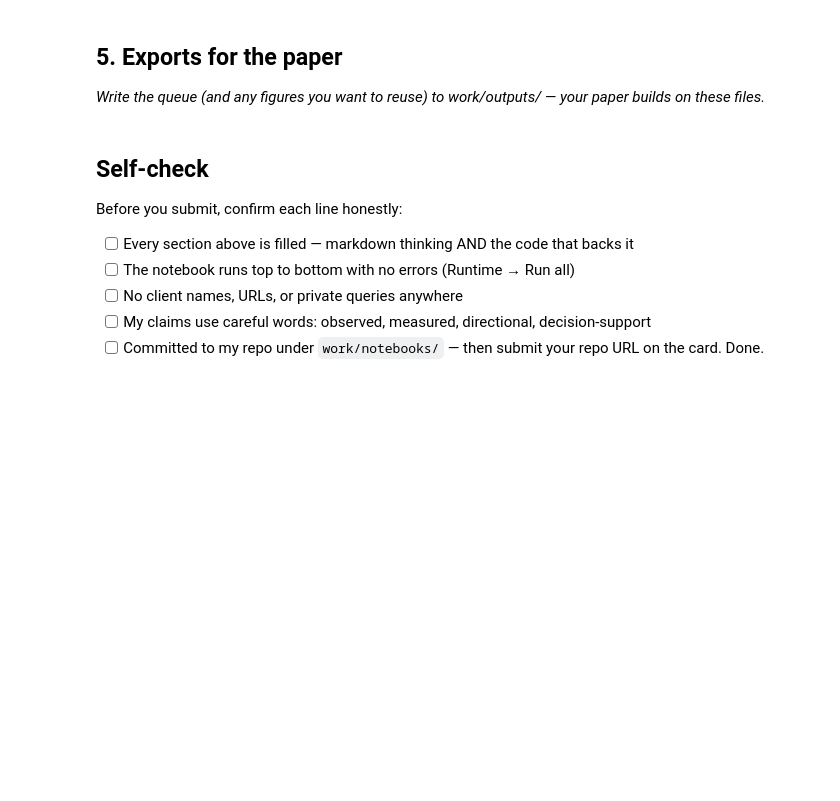
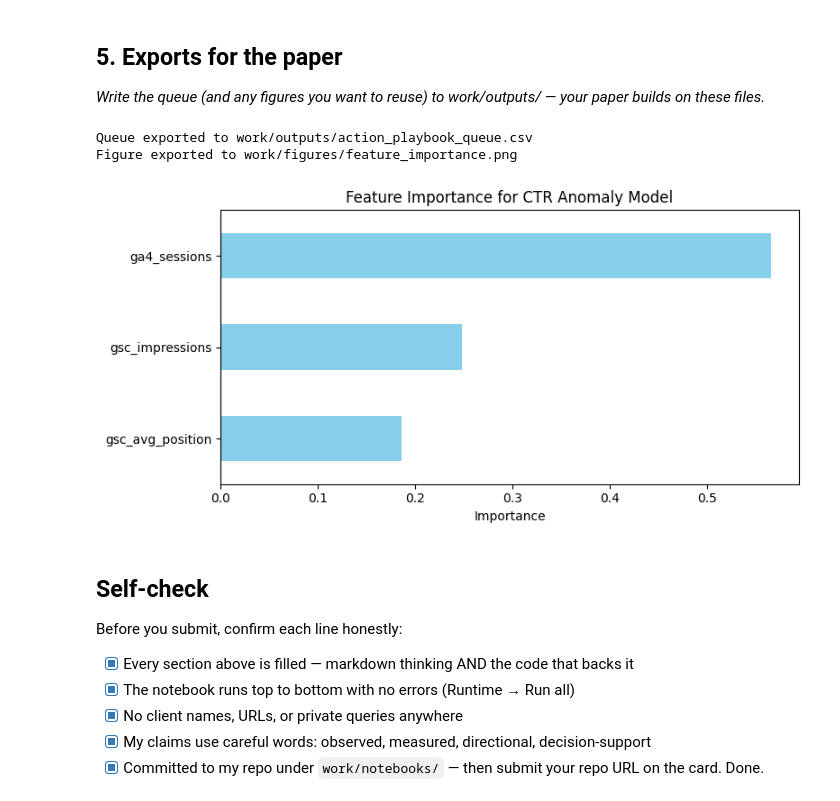
Before and after one commit to dipanshurdev/ML-Assignments, a Jupyter notebook: work/notebooks/w07_action_playbook.ipynb, the cells around one changed output. Drawn from its saved outputs; the diff is of its cells as text; code cells hidden in the pictures; blank space fills up the shorter version.

```diff
--- a/work/notebooks/w07_action_playbook.ipynb
+++ b/work/notebooks/w07_action_playbook.ipynb
@@ -15,0 +64,20 @@ This skeleton is yours to fill. Work the sections **in order** — each one has
+# %%
+# This cell is for CODE (numbers, a query, a check).
+# Assuming you have run the DuckDB query to get `df` and trained `rf_grp` (the Random Forest)
+
+
+test_df_grp['prob'] = rf_grp.predict_proba(test_df_grp[features])[:, 1]
+
+# Create the playbook queue
+playbook = test_df_grp.sort_values('prob', ascending=False).head(50).copy()
+playbook['action'] = "Rewrite Title and Meta Description"
+playbook['reason_code'] = "CTR Anomaly: High Impressions, Low Engagement"
+
+# Display the top 5 for the user
+display(playbook[['content_hash_id', 'action', 'reason_code', 'prob', 'gsc_impressions', 'actual_ctr']].head(5))
+
+
+
+# Write your text answer in the cell ABOVE this one — typing sentences here breaks Run All.
+
+#The model outputs a ranked queue sorted by the probability of a CTR anomaly. The designated action is a 'Title/Meta Rewrite', and the reason code provides human-readable context ('High Impressions, Low Engagement') so editors trust the recommendation.
@@ -44,10 +122,42 @@ This skeleton is yours to fill. Work the sections **in order** — each one has
+# %%
+# This cell is for CODE (numbers, a query, a check).
+# Write your text answer in the cell ABOVE this one — typing sentences here breaks Run All.
+
+
+import os
+import matplotlib.pyplot as plt
+
+# 1. Ensure output directories exist
+os.makedirs('../outputs', exist_ok=True)
+os.makedirs('../figures', exist_ok=True)
+
+# 2. Export the Queue to CSV
+playbook.to_csv('../outputs/action_playbook_queue.csv', index=False)
+print("Queue exported to work/outputs/action_playbook_queue.csv")
+
+# 3. Create and export a Feature Importance Figure
+importances = pd.Series(rf_grp.feature_importances_, index=features).sort_values(ascending=True)
+
+plt.figure(figsize=(8, 4))
+importances.plot(kind='barh', color='skyblue')
+plt.title("Feature Importance for CTR Anomaly Model")
+plt.xlabel("Importance")
+plt.tight_layout()
+
+plt.savefig('../figures/feature_importance.png')
+print("Figure exported to work/figures/feature_importance.png")
+plt.show()
+# %% [output]
+Queue exported to work/outputs/action_playbook_queue.csv
+Figure exported to work/figures/feature_importance.png
+[figure, added]
 # %% [markdown]
 ## Self-check
 
 Before you submit, confirm each line honestly:
 
-- [ ] Every section above is filled — markdown thinking AND the code that backs it
-- [ ] The notebook runs top to bottom with no errors (Runtime → Run all)
-- [ ] No client names, URLs, or private queries anywhere
-- [ ] My claims use careful words: observed, measured, directional, decision-support
-- [ ] Committed to my repo under `work/notebooks/` — then submit your repo URL on the card. Done.
+- [x] Every section above is filled — markdown thinking AND the code that backs it
+- [x] The notebook runs top to bottom with no errors (Runtime → Run all)
+- [x] No client names, URLs, or private queries anywhere
+- [x] My claims use careful words: observed, measured, directional, decision-support
+- [x] Committed to my repo under `work/notebooks/` — then submit your repo URL on the card. Done.
```
Also changed, not shown: parts of 8 cells of this notebook.
